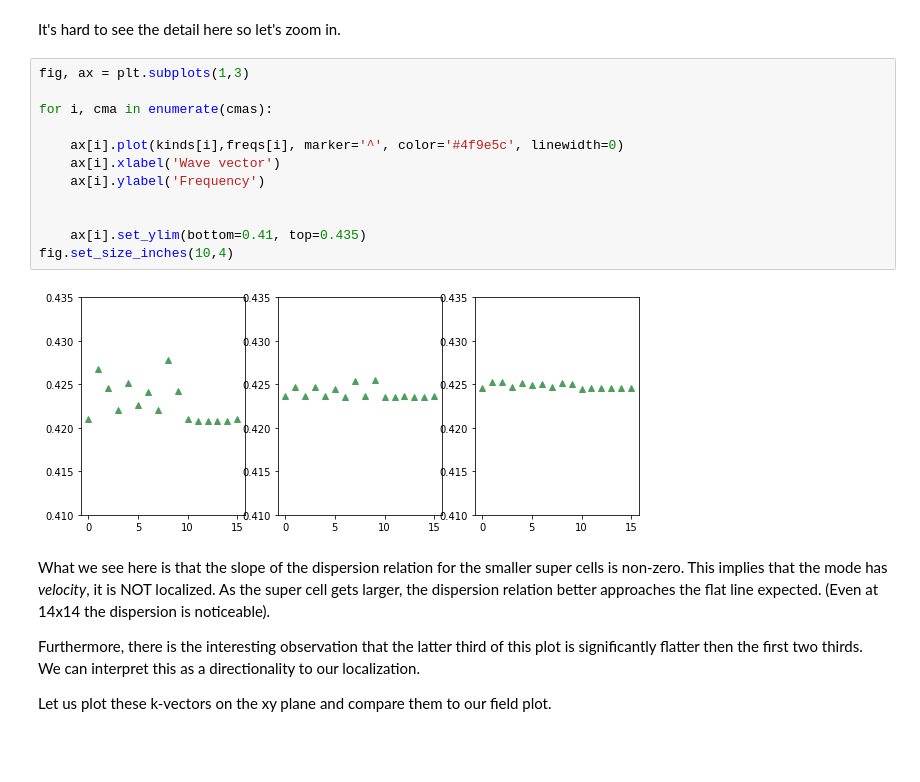
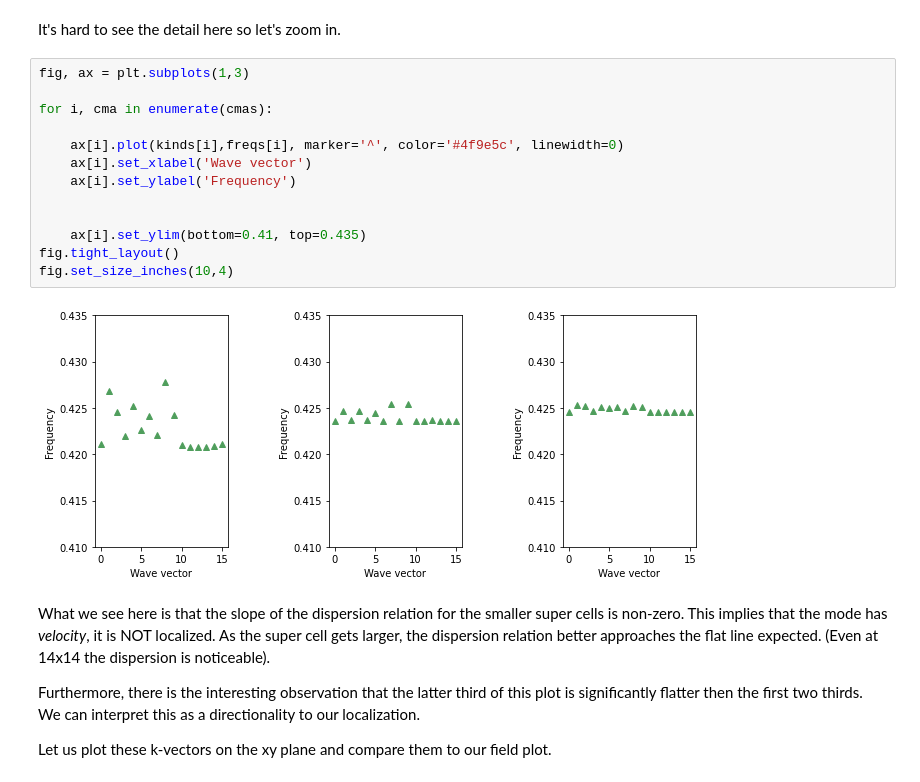
Before and after one commit to ENPH-2113-Silicon-Photonics/legume, a Jupyter notebook: chickpea_docs/04_Localization_and_Supercell_Effects.ipynb, the cells around one changed output. Cells and saved outputs as stored; diff of their text form; blank space fills up the shorter version.

```diff
--- a/chickpea_docs/04_Localization_and_Supercell_Effects.ipynb
+++ b/chickpea_docs/04_Localization_and_Supercell_Effects.ipynb
@@ -166,17 +166,18 @@ It's hard to see the detail here so let's zoom in.
 # %%
 fig, ax = plt.subplots(1,3)
 
 for i, cma in enumerate(cmas):
 
     ax[i].plot(kinds[i],freqs[i], marker='^', color='#4f9e5c', linewidth=0)
-    ax[i].xlabel('Wave vector')
-    ax[i].ylabel('Frequency')
+    ax[i].set_xlabel('Wave vector')
+    ax[i].set_ylabel('Frequency')
 
 
     ax[i].set_ylim(bottom=0.41, top=0.435)
+fig.tight_layout()
 fig.set_size_inches(10,4)
 # %% [output]
-[figure, old version]
+[figure, new version]
 # %% [markdown]
 What we see here is that the slope of the dispersion relation for the smaller super cells is non-zero.
 This implies that the mode has *velocity*, it is NOT localized. As the super cell gets larger,
```
Also changed, not shown: parts of 3 cells of this notebook, 3 other files.
